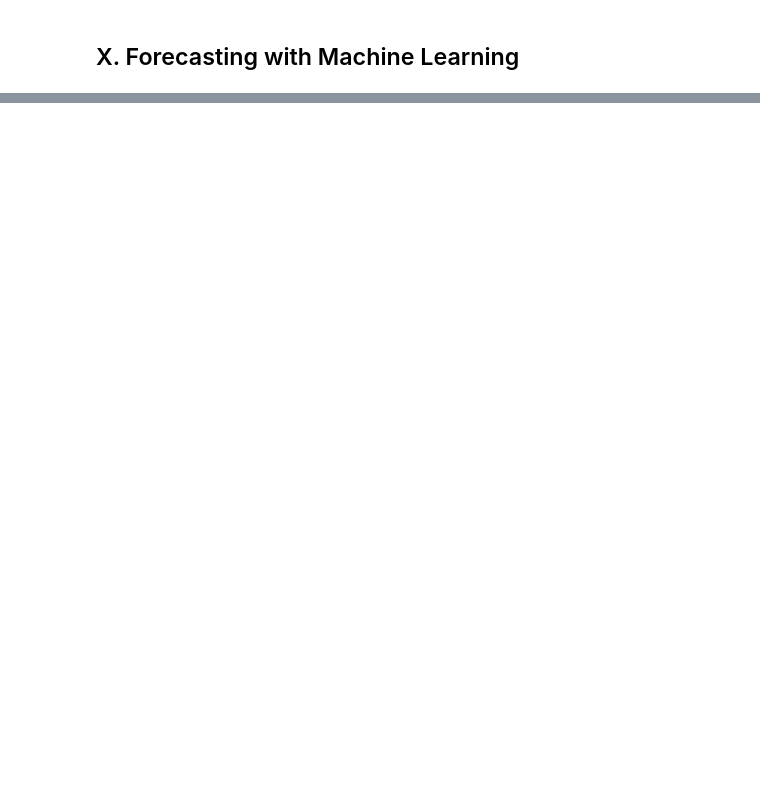
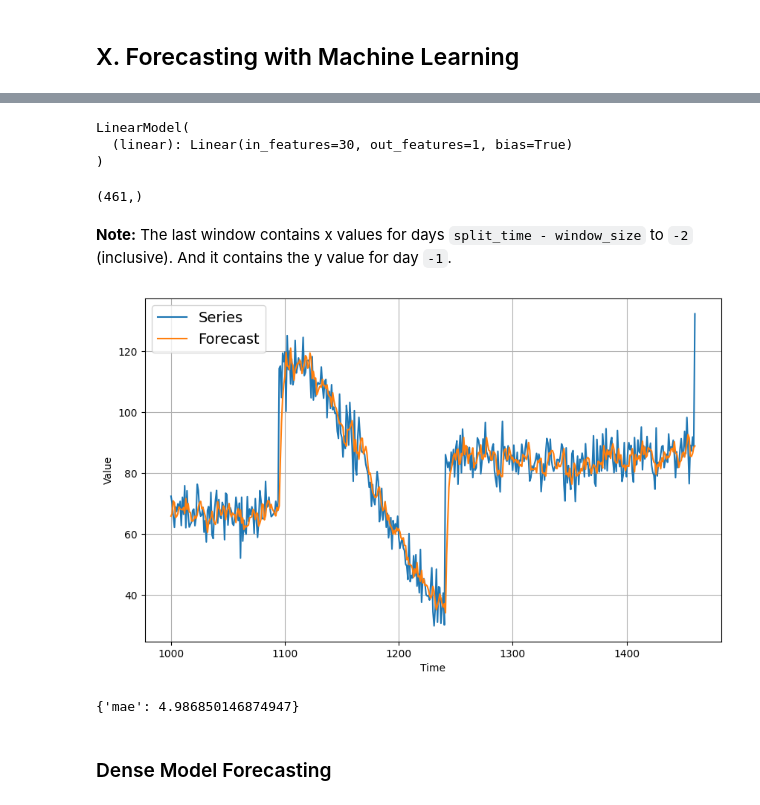
Before and after one commit to sambitmukherjee/handson-ml3-pytorch, a Jupyter notebook: bonus/udacity/Intro_to_TF_for_DL/Lesson_8_A.ipynb, the cells around one changed output, grey strips where cells are left out. Drawn from its saved outputs; the diff is of its cells as text; code cells hidden in the pictures; blank space fills up the shorter version.

```diff
--- a/bonus/udacity/Intro_to_TF_for_DL/Lesson_8_A.ipynb
+++ b/bonus/udacity/Intro_to_TF_for_DL/Lesson_8_A.ipynb
@@ -239,0 +321,6 @@ len(train_dl), len(valid_dl)
+# %%
+# Test:
+y_batch = y_batch.to(device)
+with torch.no_grad():
+    loss = loss_fn(preds.squeeze(), y_batch)
+loss
@@ -239,0 +526,41 @@ len(train_dl), len(valid_dl)
+# %%
+model = LinearModel.from_pretrained("sadhaklal/linear-regression-geron-time-series")
+model = model.to(device)
+model.eval()
+# %% [output]
+LinearModel(
+  (linear): Linear(in_features=30, out_features=1, bias=True)
+)
+# %%
+def model_forecast(model, series):
+    series = torch.tensor(series, dtype=torch.float32)
+    ds = WindowDataset(series, window_size)
+    dl = DataLoader(ds, batch_size=batch_size, shuffle=False)
+    forecast = []
+    for x_batch, y_batch in dl:
+        x_batch, y_batch = x_batch.to(device), y_batch.to(device)
+        with torch.no_grad():
+            preds = model(x_batch)
+        forecast.append(preds.squeeze())
+    forecast = torch.cat(forecast)
+    return forecast.cpu().numpy()
+# %%
+linear_forecast = model_forecast(model, series[split_time - window_size:])
+linear_forecast.shape
+# %% [output]
+(461,)
+# %% [markdown]
+**Note:** The last window contains x values for days `split_time - window_size` to `-2` (inclusive). And it contains the y value for day `-1`.
+# %%
+plt.figure(figsize=(10, 6))
+plot_series(time_valid, x_valid, label='Series')
+plot_series(time_valid, linear_forecast, label='Forecast')
+plt.show()
+# %% [output]
+[figure, added]
+# %%
+metric.compute(predictions=linear_forecast, references=x_valid)
+# %% [output]
+{'mae': 4.986850146874947}
+# %% [markdown]
+### Dense Model Forecasting
```
Also changed, not shown: parts of 54 cells of this notebook.
